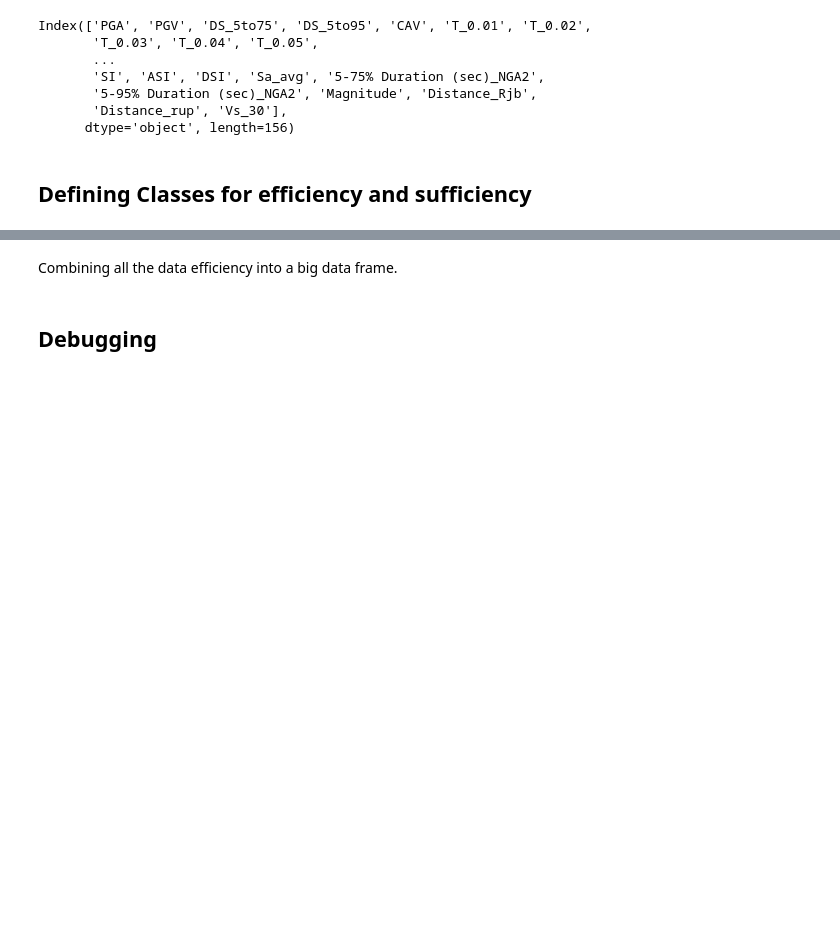
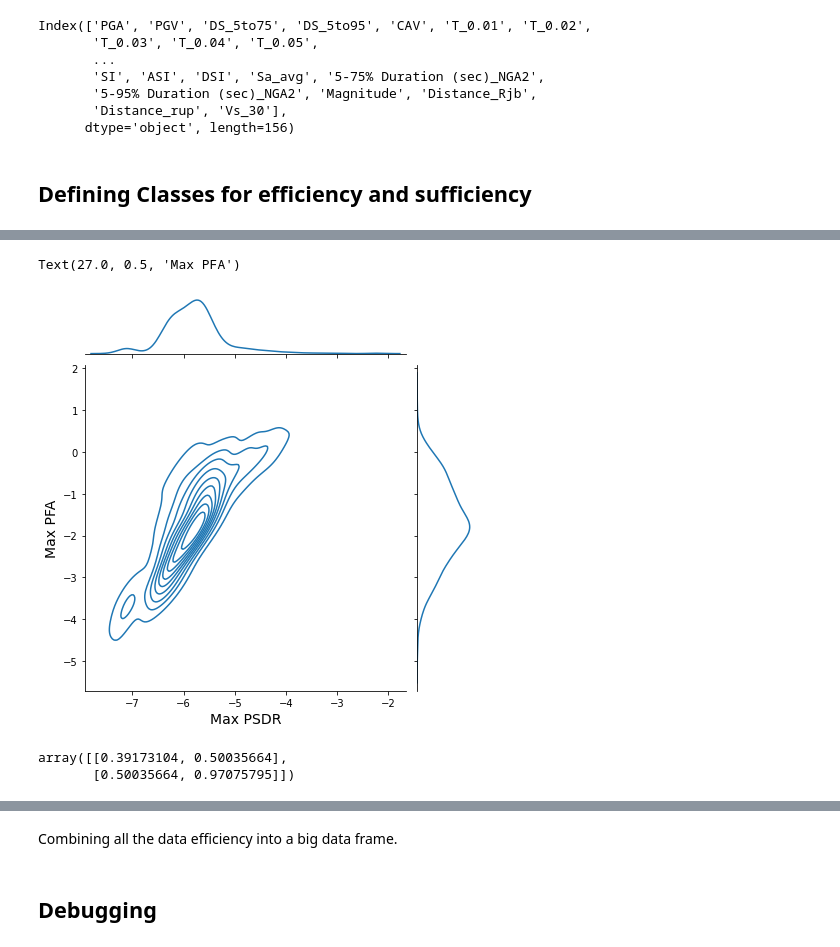
Before and after one commit to laxmandahal/IM_Study, a Jupyter notebook: EDA_EDPs.ipynb, the cells around one changed output, grey strips where cells are left out. Cells and saved outputs as stored; diff of their text form; code cells hidden in the pictures; blank space fills up the shorter version.

```diff
--- a/EDA_EDPs.ipynb
+++ b/EDA_EDPs.ipynb
@@ -93,0 +187,8 @@ sd_rotD50 = pd.read_csv('data/Spectral_Displacement_rotD50.csv', index_col='GMID
+# %%
+# fig, ax = plt.subplots(figsize=(10,10))
+g = sns.jointplot(x = np.log(sdr['Max_EDP'].values), y = np.log(pfa['Max_EDP'].values), kind='kde')
+g.ax_joint.set_xlabel('Max PSDR', fontsize=14)
+g.ax_joint.set_ylabel('Max PFA', fontsize=14)
+# %% [output]
+Text(27.0, 0.5, 'Max PFA')
+[figure, added]
@@ -93,0 +222,6 @@ sd_rotD50 = pd.read_csv('data/Spectral_Displacement_rotD50.csv', index_col='GMID
+# %%
+covariance = np.cov(np.log(sdr['Story_1'].values), np.log(pfa['Story_1'].values), ddof=0)
+covariance
+# %% [output]
+array([[0.39173104, 0.50035664],
+       [0.50035664, 0.97075795]])
```
Also changed, not shown: parts of 59 cells of this notebook, 16 other files.
